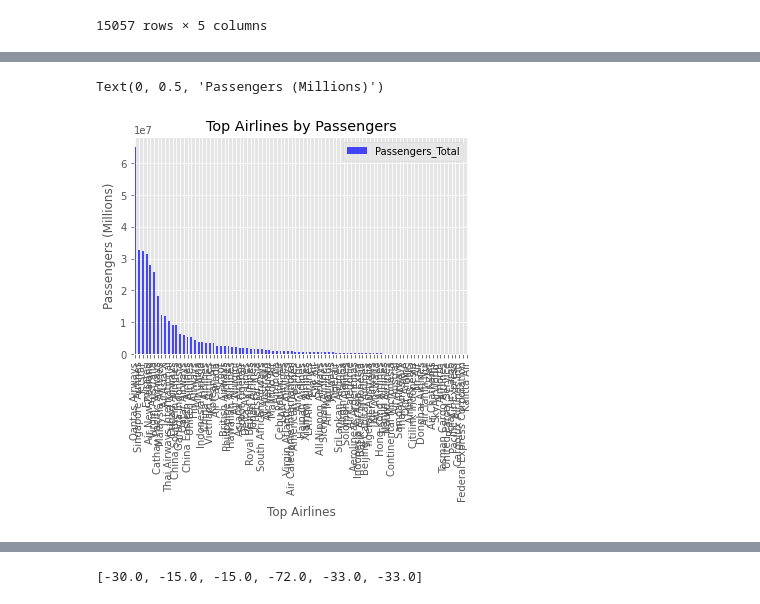
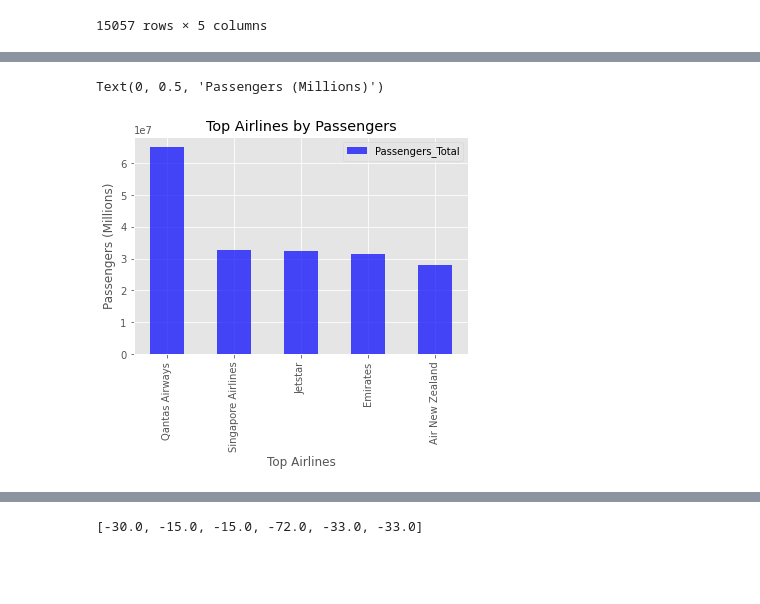
Before and after one commit to dianeyaneza/ebay-espresso, a Jupyter notebook: investigation/project_1_airline_performance.ipynb, the cells around one changed output, grey strips where cells are left out. Drawn from its saved outputs; the diff is of its cells as text; code cells hidden in the pictures; blank space fills up the shorter version.

```diff
--- a/investigation/project_1_airline_performance.ipynb
+++ b/investigation/project_1_airline_performance.ipynb
@@ -205,17 +184,16 @@ Index(['Singapore Airlines', 'Qantas Airways', 'Emirates',
       dtype='object', name='Scheduled Operator')
 # %%
 #Get top airlines by total number of passengers travelled since 2009
-# top_passenger_airlines_df = grouped_airline_flight_df.sum().sort_values("Passengers_Total", ascending=False)[:5]
-top_passenger_airlines_df = grouped_airline_flight_df.sum().sort_values("Passengers_Total", ascending=False)
+top_passenger_airlines_df = grouped_airline_flight_df.sum().sort_values("Passengers_Total", ascending=False)[:5]
 top_passenger_airlines_df["Passengers_Total"]
 top_passenger_airlines_df["Passengers_Total"].plot.bar(alpha=0.7, colormap="winter")
 plt.legend(loc="best")
 plt.title("Top Airlines by Passengers")
 plt.xlabel("Top Airlines")
 plt.ylabel("Passengers (Millions)")
 # %% [output]
 Text(0, 0.5, 'Passengers (Millions)')
-[figure, old version]
+[figure, new version]
 # %%
 ### Observation: Quantas Airlines carries at least double the number passengers compared to any other airline.
 # Save list of top airlines by passengers carried
```
Also changed, not shown: parts of 9 cells of this notebook.
